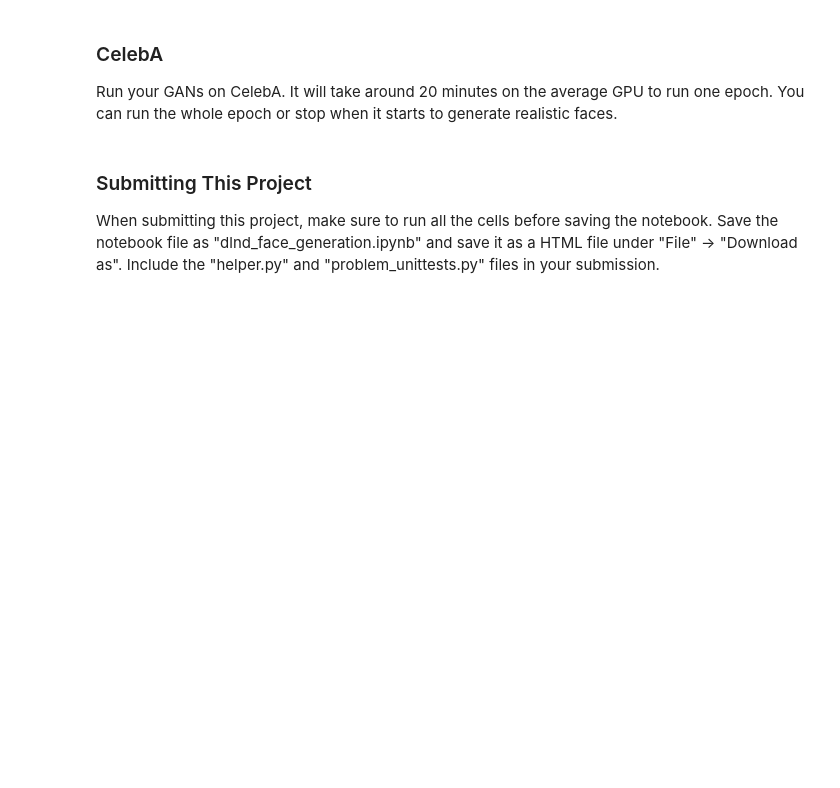
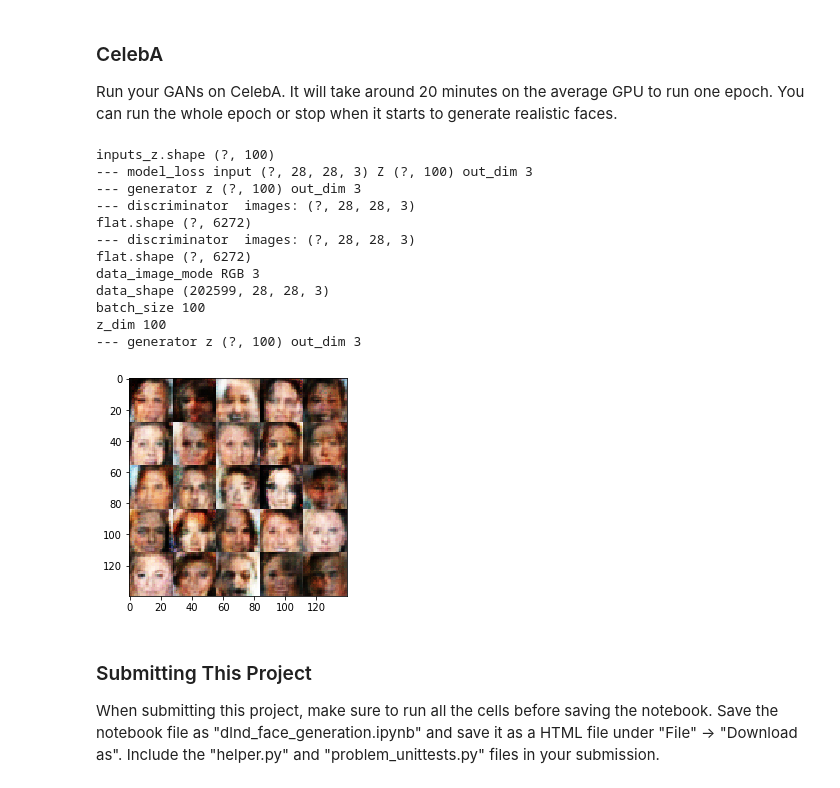
Before and after one commit to yoga1290/gan, a Jupyter notebook: dlnd_face_generation.ipynb, the cells around one changed output. Drawn from its saved outputs; the diff is of its cells as text; code cells hidden in the pictures; blank space fills up the shorter version.

```diff
--- a/dlnd_face_generation.ipynb
+++ b/dlnd_face_generation.ipynb
@@ -485,21 +492,35 @@ AttributeError: 'numpy.dtype' object has no attribute 'base_dtype'
 ### CelebA
 Run your GANs on CelebA.  It will take around 20 minutes on the average GPU to run one epoch.  You can run the whole epoch or stop when it starts to generate realistic faces.
 # %%
-batch_size = None
-z_dim = None
-learning_rate = None
-beta1 = None
+batch_size = 100
+z_dim = 100
+learning_rate = 0.002
+beta1 = 0.01
 
 
 """
 DON'T MODIFY ANYTHING IN THIS CELL THAT IS BELOW THIS LINE
 """
 epochs = 1
 
 celeba_dataset = helper.Dataset('celeba', glob(os.path.join(data_dir, 'img_align_celeba/*.jpg')))
 with tf.Graph().as_default():
     train(epochs, batch_size, z_dim, learning_rate, beta1, celeba_dataset.get_batches,
           celeba_dataset.shape, celeba_dataset.image_mode)
+# %% [output]
+inputs_z.shape (?, 100)
+--- model_loss input (?, 28, 28, 3) Z (?, 100) out_dim 3
+--- generator z (?, 100) out_dim 3
+--- discriminator  images: (?, 28, 28, 3)
+flat.shape (?, 6272)
+--- discriminator  images: (?, 28, 28, 3)
+flat.shape (?, 6272)
+data_image_mode RGB 3
+data_shape (202599, 28, 28, 3)
+batch_size 100
+z_dim 100
+--- generator z (?, 100) out_dim 3
+[figure, added]
 # %% [markdown]
 ### Submitting This Project
 When submitting this project, make sure to run all the cells before saving the notebook. Save the notebook file as "dlnd_face_generation.ipynb" and save it as a HTML file under "File" -> "Download as". Include the "helper.py" and "problem_unittests.py" files in your submission.
```
Also changed, not shown: parts of 4 cells of this notebook.
